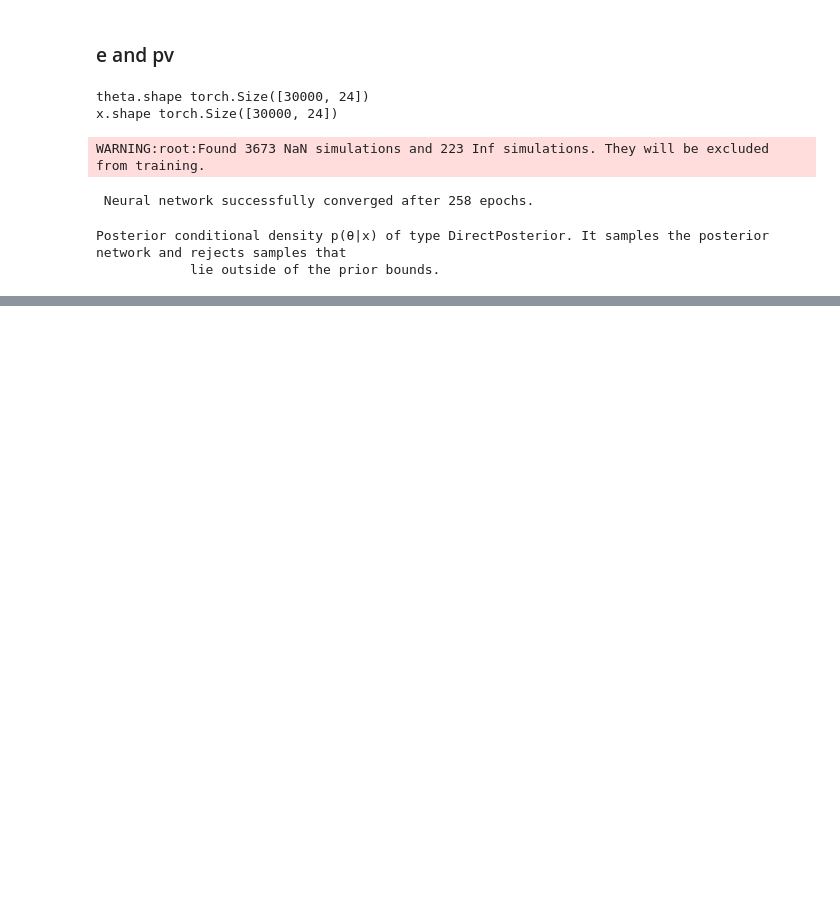
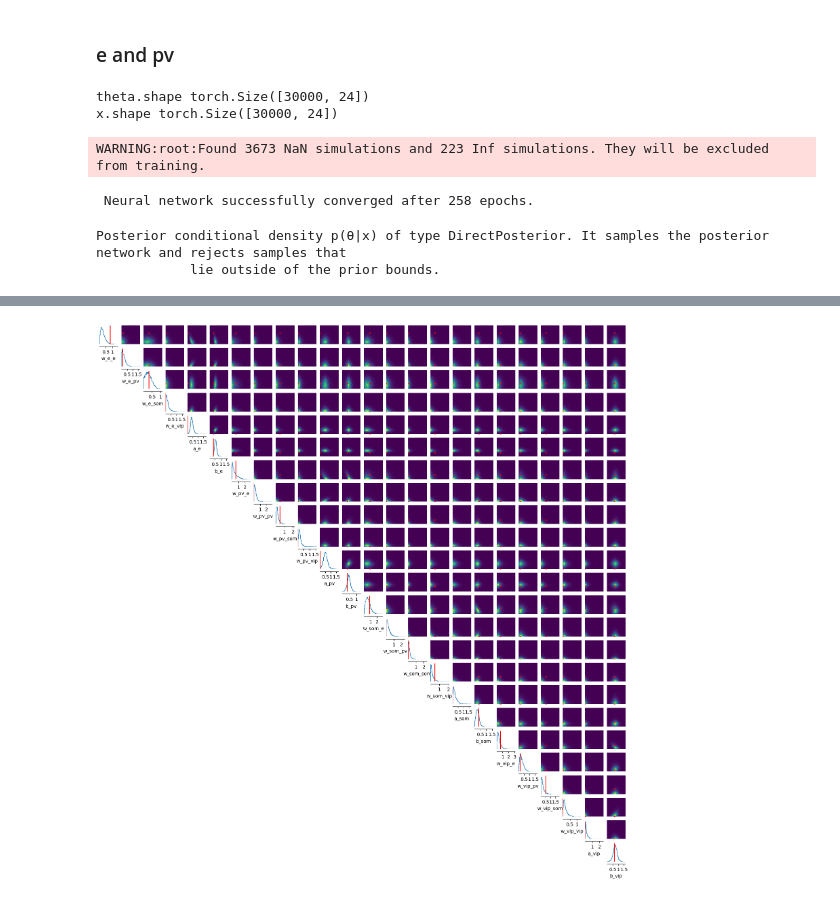
Before and after one commit to garza-roberto/inference_theory, a Jupyter notebook: src/Linda/exercise_2_euler_Linda_all_Is.ipynb, the cells around one changed output, grey strips where cells are left out. Drawn from its saved outputs; the diff is of its cells as text; code cells hidden in the pictures; blank space fills up the shorter version.

```diff
--- a/src/Linda/exercise_2_euler_Linda_all_Is.ipynb
+++ b/src/Linda/exercise_2_euler_Linda_all_Is.ipynb
@@ -139,3 +150,16 @@ torch.Size([24])
+# %%
+
+# plot posterior samples
+_ = analysis.pairplot(
+    posterior_samples,
+    figsize=(20, 20),
+   points=points,
+   points_offdiag={"markersize": 4},
+   points_colors="r",
+   labels=labels,
+)
+# %% [output]
+[figure, added]
 # %%
 from scipy.stats import mode
 from matplotlib import pyplot as plt
```
Also changed, not shown: parts of 10 cells of this notebook, 5 other files.
